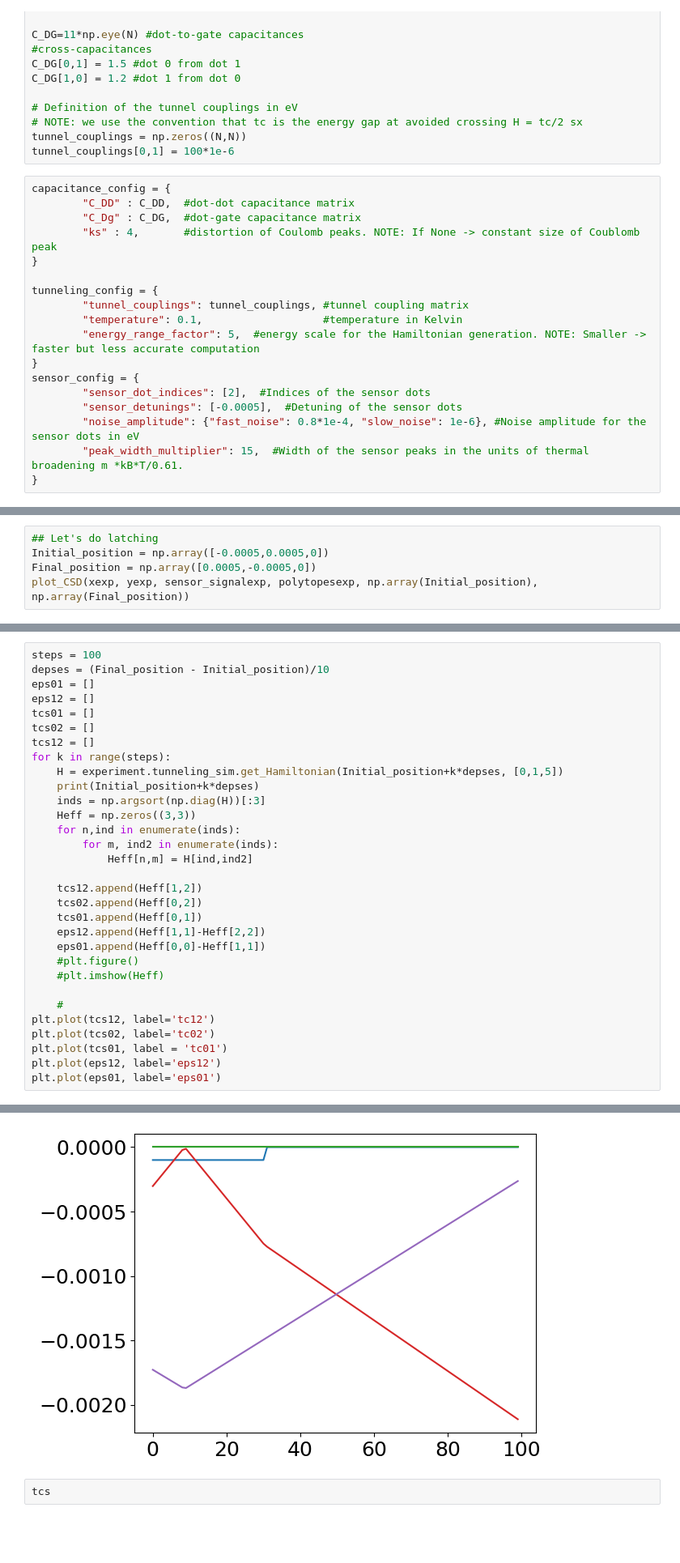
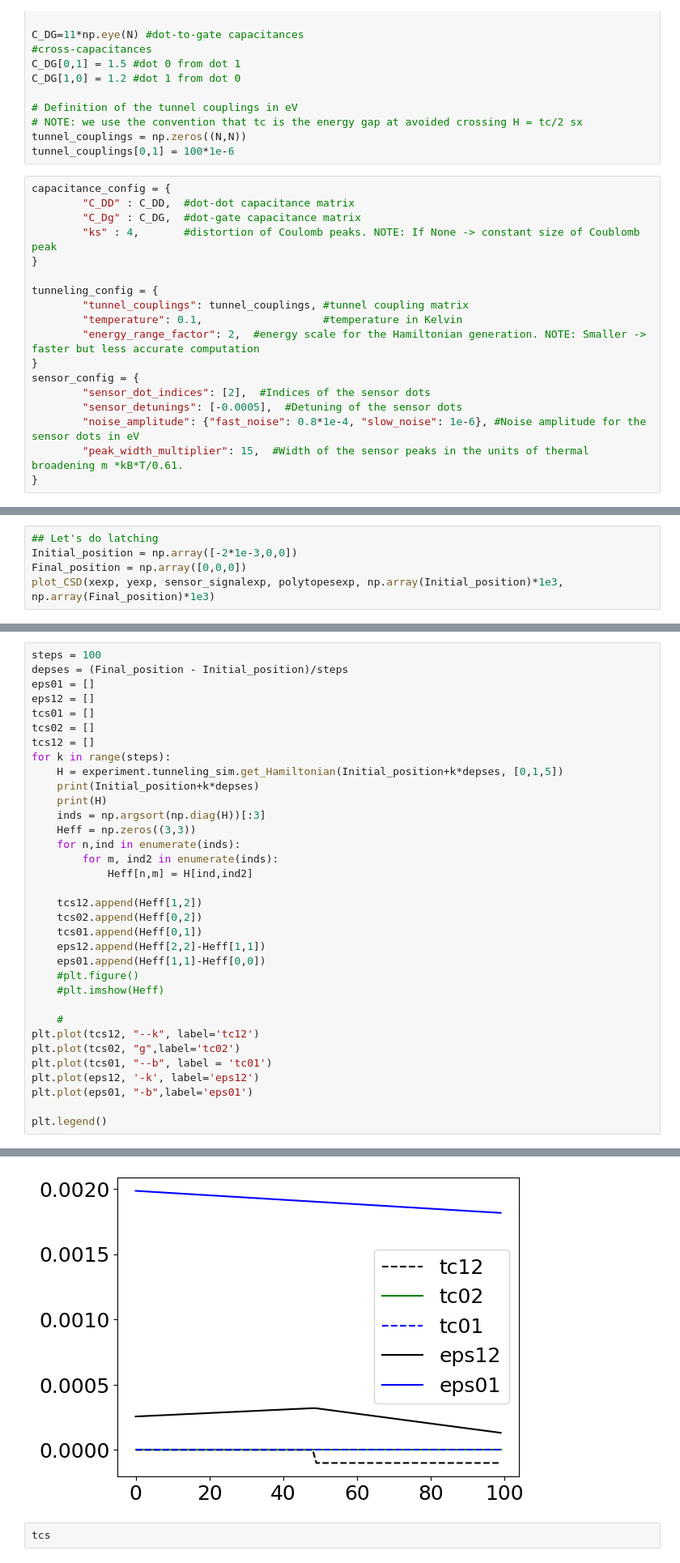
Before and after one commit to condensedAI/QDarts, a Jupyter notebook: examples/latching_dev.ipynb, the cells around one changed output, grey strips where cells are left out. Shown at 81% size. Cells and saved outputs as stored; diff of their text form; blank space fills up the shorter version.

```diff
--- a/examples/latching_dev.ipynb
+++ b/examples/latching_dev.ipynb
@@ -47,7 +47,7 @@ capacitance_config = {
 tunneling_config = {
         "tunnel_couplings": tunnel_couplings, #tunnel coupling matrix
         "temperature": 0.1,                   #temperature in Kelvin
-        "energy_range_factor": 5,  #energy scale for the Hamiltonian generation. NOTE: Smaller -> faster but less accurate computation
+        "energy_range_factor": 2,  #energy scale for the Hamiltonian generation. NOTE: Smaller -> faster but less accurate computation
 }
 sensor_config = {
         "sensor_dot_indices": [2],  #Indices of the sensor dots
@@ -105,7 +106,7 @@ def plot_CSD(xexp, yexp, sensor_signalexp, polytopesexp, x0,x1):
     #plt.quiver((x0[0]+x1[0])/2*1e3,(x0[1]+x1[1])/2*1e3, np.diff(x0), np.diff(x1), angles='xy', scale_units='xy', scale=1, color='black')
 # %%
 ## Let's do latching
-Initial_position = np.array([-0.0005,0.0005,0])
-Final_position = np.array([0.0005,-0.0005,0])
-plot_CSD(xexp, yexp, sensor_signalexp, polytopesexp, np.array(Initial_position), np.array(Final_position))
+Initial_position = np.array([-2*1e-3,0,0])
+Final_position = np.array([0,0,0])
+plot_CSD(xexp, yexp, sensor_signalexp, polytopesexp, np.array(Initial_position)*1e3, np.array(Final_position)*1e3)
 # %% [output]
@@ -113,6 +115,6 @@ plot_CSD(xexp, yexp, sensor_signalexp, polytopesexp, np.array(Initial_position),
 # %%
 steps = 100
-depses = (Final_position - Initial_position)/10
+depses = (Final_position - Initial_position)/steps
 eps01 = []
 eps12 = []
 tcs01 = []
@@ -121,6 +123,7 @@ tcs12 = []
 for k in range(steps):
     H = experiment.tunneling_sim.get_Hamiltonian(Initial_position+k*depses, [0,1,5])
     print(Initial_position+k*depses)
+    print(H)
     inds = np.argsort(np.diag(H))[:3]
     Heff = np.zeros((3,3))
     for n,ind in enumerate(inds):
@@ -130,15 +133,17 @@ for k in range(steps):
     tcs12.append(Heff[1,2])
     tcs02.append(Heff[0,2])
     tcs01.append(Heff[0,1])
-    eps12.append(Heff[1,1]-Heff[2,2])
-    eps01.append(Heff[0,0]-Heff[1,1])
+    eps12.append(Heff[2,2]-Heff[1,1])
+    eps01.append(Heff[1,1]-Heff[0,0])
     #plt.figure()
     #plt.imshow(Heff)
 
     #
-plt.plot(tcs12, label='tc12')
-plt.plot(tcs02, label='tc02')
-plt.plot(tcs01, label = 'tc01')
-plt.plot(eps12, label='eps12')
-plt.plot(eps01, label='eps01')
+plt.plot(tcs12, "--k", label='tc12')
+plt.plot(tcs02, "g",label='tc02')
+plt.plot(tcs01, "--b", label = 'tc01')
+plt.plot(eps12, '-k', label='eps12')
+plt.plot(eps01, "-b",label='eps01')
+
+plt.legend()
 # %% [output]
@@ -163,4 +168,4 @@ plt.plot(eps01, label='eps01')
-[figure, old version]
+[figure, new version]
 # %%
 tcs
 # %% [output]
```
Also changed, not shown: parts of 6 cells of this notebook.
